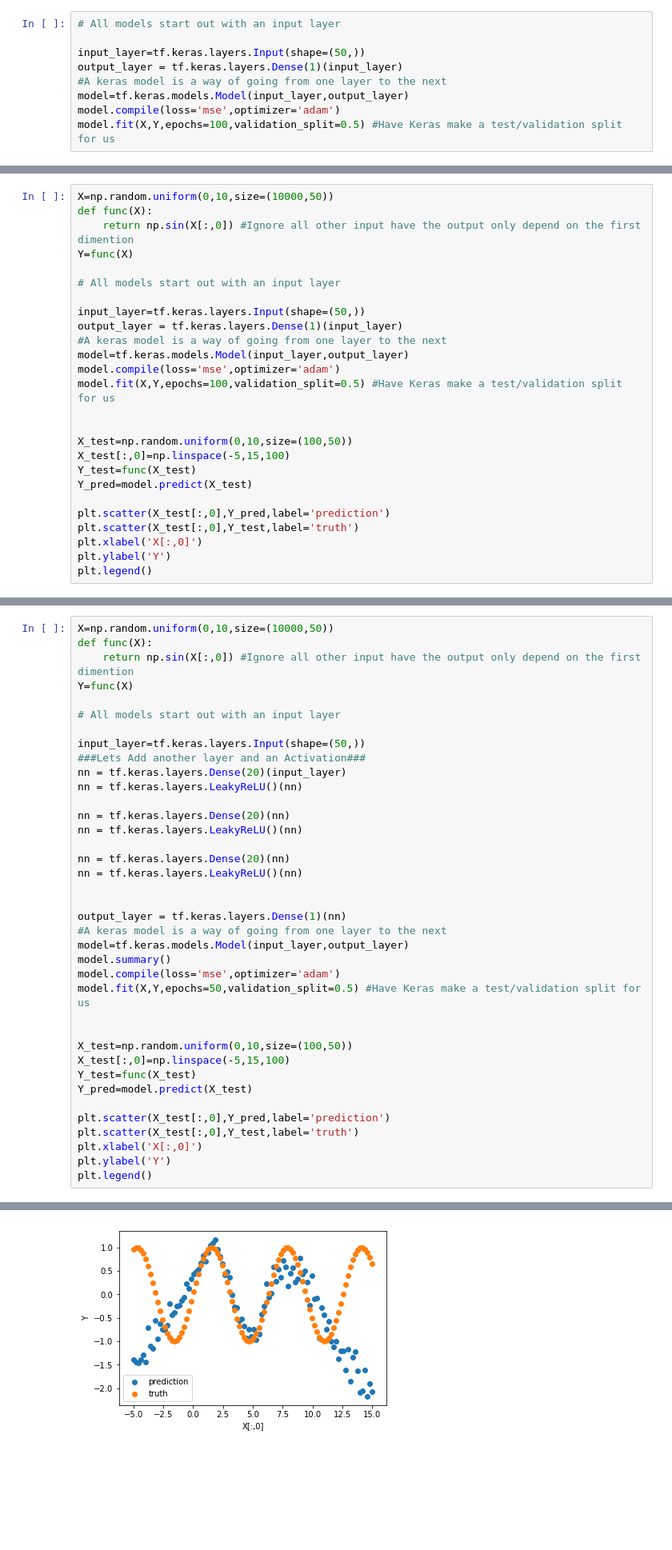
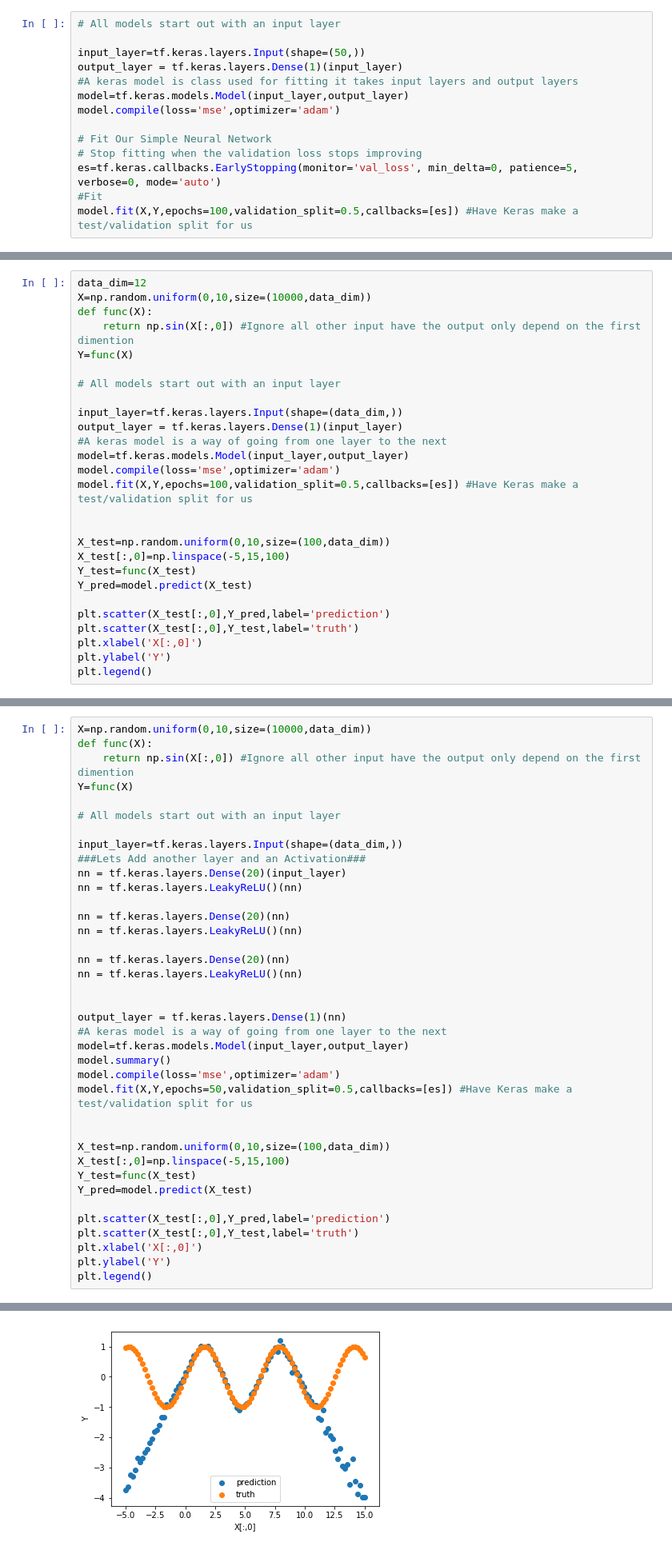
Before and after one commit to jsearcy1/racsml, a Jupyter notebook: notebooks/Intro_to_ML.ipynb, the cells around one changed output, grey strips where cells are left out. Shown at 80% size. Cells and saved outputs as stored; diff of their text form; blank space fills up the shorter version.

```diff
--- a/notebooks/Intro_to_ML.ipynb
+++ b/notebooks/Intro_to_ML.ipynb
@@ -100,10 +100,15 @@ Y=func(X)
 
 input_layer=tf.keras.layers.Input(shape=(50,))
 output_layer = tf.keras.layers.Dense(1)(input_layer)
-#A keras model is a way of going from one layer to the next
+#A keras model is class used for fitting it takes input layers and output layers
 model=tf.keras.models.Model(input_layer,output_layer)
 model.compile(loss='mse',optimizer='adam')
-model.fit(X,Y,epochs=100,validation_split=0.5) #Have Keras make a test/validation split for us
+
+# Fit Our Simple Neural Network
+# Stop fitting when the validation loss stops improving
+es=tf.keras.callbacks.EarlyStopping(monitor='val_loss', min_delta=0, patience=5, verbose=0, mode='auto')
+#Fit
+model.fit(X,Y,epochs=100,validation_split=0.5,callbacks=[es]) #Have Keras make a test/validation split for us
 # %% [output]
 Train on 5000 samples, validate on 5000 samples
 Epoch 1/100
@@ -140,20 +145,21 @@ plt.legend()
 # %%
-X=np.random.uniform(0,10,size=(10000,50))
+data_dim=12
+X=np.random.uniform(0,10,size=(10000,data_dim))
 def func(X):
     return np.sin(X[:,0]) #Ignore all other input have the output only depend on the first dimention
 Y=func(X)
 
 # All models start out with an input layer
 
-input_layer=tf.keras.layers.Input(shape=(50,))
+input_layer=tf.keras.layers.Input(shape=(data_dim,))
 output_layer = tf.keras.layers.Dense(1)(input_layer)
 #A keras model is a way of going from one layer to the next
 model=tf.keras.models.Model(input_layer,output_layer)
 model.compile(loss='mse',optimizer='adam')
-model.fit(X,Y,epochs=100,validation_split=0.5) #Have Keras make a test/validation split for us
+model.fit(X,Y,epochs=100,validation_split=0.5,callbacks=[es]) #Have Keras make a test/validation split for us
 
 
-X_test=np.random.uniform(0,10,size=(100,50))
+X_test=np.random.uniform(0,10,size=(100,data_dim))
 X_test[:,0]=np.linspace(-5,15,100)
 Y_test=func(X_test)
 Y_pred=model.predict(X_test)
@@ -186,12 +192,12 @@ Epoch 100/100
 # %%
-X=np.random.uniform(0,10,size=(10000,50))
+X=np.random.uniform(0,10,size=(10000,data_dim))
 def func(X):
     return np.sin(X[:,0]) #Ignore all other input have the output only depend on the first dimention
 Y=func(X)
 
 # All models start out with an input layer
 
-input_layer=tf.keras.layers.Input(shape=(50,))
+input_layer=tf.keras.layers.Input(shape=(data_dim,))
 ###Lets Add another layer and an Activation###
 nn = tf.keras.layers.Dense(20)(input_layer)
 nn = tf.keras.layers.LeakyReLU()(nn)
@@ -208,10 +214,10 @@ output_layer = tf.keras.layers.Dense(1)(nn)
 model=tf.keras.models.Model(input_layer,output_layer)
 model.summary()
 model.compile(loss='mse',optimizer='adam')
-model.fit(X,Y,epochs=50,validation_split=0.5) #Have Keras make a test/validation split for us
+model.fit(X,Y,epochs=50,validation_split=0.5,callbacks=[es]) #Have Keras make a test/validation split for us
 
 
-X_test=np.random.uniform(0,10,size=(100,50))
+X_test=np.random.uniform(0,10,size=(100,data_dim))
 X_test[:,0]=np.linspace(-5,15,100)
 Y_test=func(X_test)
 Y_pred=model.predict(X_test)
@@ -242,2 +248,2 @@ Epoch 50/50
 <matplotlib.legend.Legend at 0x...>
-[figure, old version]
+[figure, new version]
```
Also changed, not shown: parts of 8 cells of this notebook.
